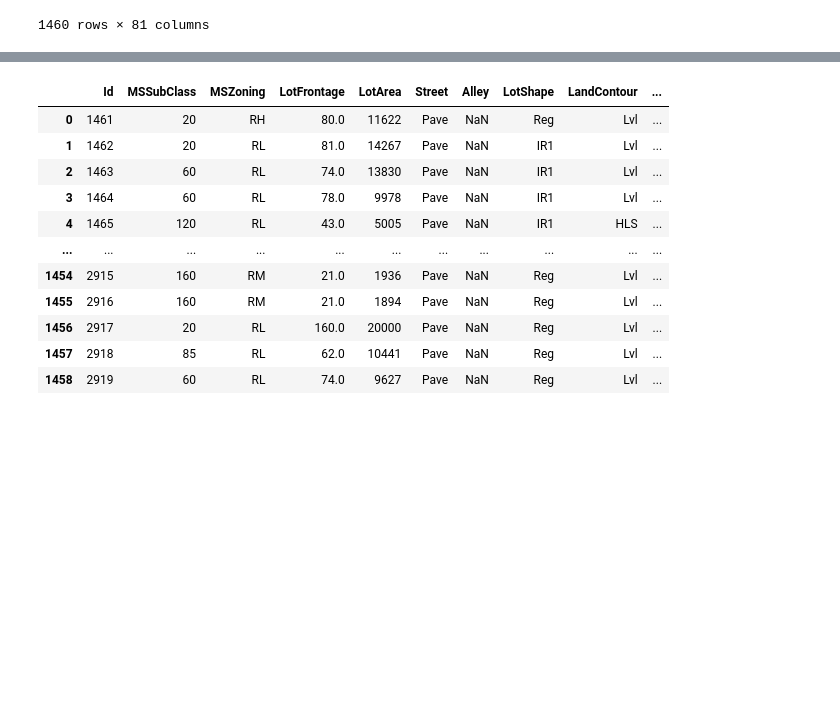
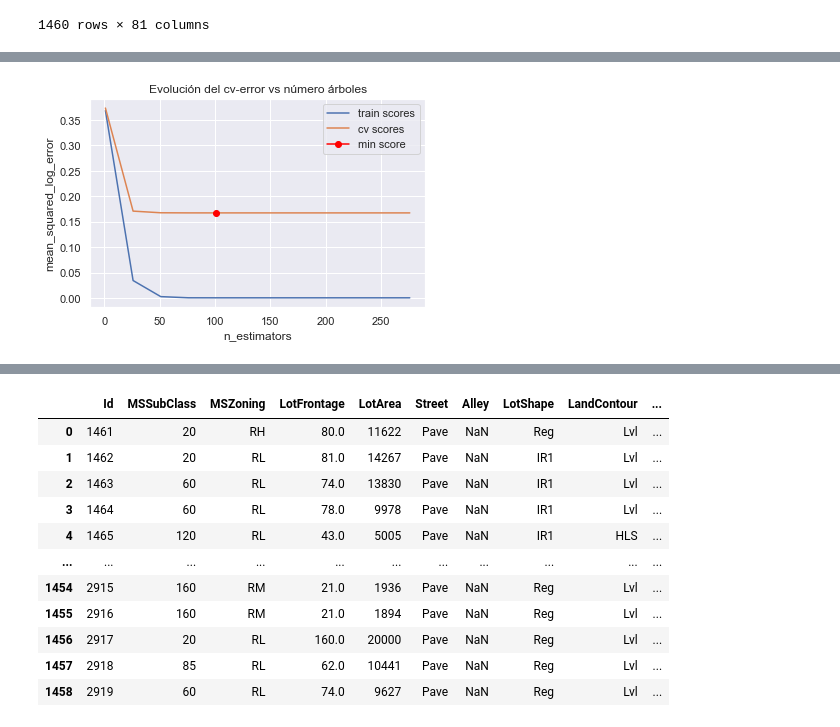
Before and after one commit to nachomohamed/Hackathon_Henry, a Jupyter notebook: Calculo_House.ipynb, the cells around one changed output, grey strips where cells are left out. Drawn from its saved outputs; the diff is of its cells as text; code cells hidden in the pictures; blank space fills up the shorter version.

```diff
--- a/Calculo_House.ipynb
+++ b/Calculo_House.ipynb
@@ -181,0 +200,20 @@ round(mean_squared_log_error(Y_val, reg.predict(X_val)),3)
+# %%
+# Lista de paremetros en orden de sus modelos correspondientes
+params=[{'fit_intercept':(True,False)},
+             {'n_estimators':[100,300,200],
+             'max_depth':[6,10,15]},
+             {'alpha': [0.1,300,10,500,1000,200]},
+    {'kernel':('linear', 'poly'),
+             'C':[100,200,400],
+             'epsilon':[10,100],
+     'gamma':('scale', 'auto')},
+     {"n_estimators":[100,300,500],
+     "learning_rate":[0.05,0.1,0.5]}]
+
+LR = LinearRegression(copy_X=True)
+SaVR = SVR()
+RFR = RandomForestRegressor(random_state=False)
+RM = Ridge(random_state=False)
+gdb = GradientBoostingRegressor()
+
+models=[LR,RFR,RM,SaVR,gdb]
@@ -181,0 +271,63 @@ round(mean_squared_log_error(Y_val, reg.predict(X_val)),3)
+# %%
+from sklearn.model_selection import cross_val_score
+from sklearn.model_selection import cross_validate
+# Validación empleando k-cross-validation y neg_root_mean_squared_error
+# ==============================================================================
+train_scores = []
+cv_scores    = []
+
+# Valores evaluados
+estimator_range = range(1, 300, 25)
+
+# Bucle para entrenar un modelo con cada valor de n_estimators y extraer su error
+# de entrenamiento y de k-cross-validation.
+for n_estimators in estimator_range:
+
+        # Creamos el modelo con los valores de cada iteracion
+        print("estimador: ",n_estimators)
+        modelo = GradientBoostingRegressor(
+                        n_estimators = n_estimators,
+                        loss         = 'squared_error',
+                        max_features = 'auto',
+                        max_depth    = 30,
+                        min_samples_split = 6,
+                        random_state = 0
+                )
+
+        # Hacemos la validacion cruzada
+        scores =  cross_validate(
+                        estimator = modelo,
+                        X         = X,
+                        y         = Y,
+                        scoring   =('neg_mean_squared_log_error'),
+                        cv        = 5
+                )
+
+        # Se agregan los scores de cross_val_score() y se pasa a positivo
+        cv_scores.append(math.sqrt(-1*scores["test_score"].mean()))
+        print("RMSLE de la validacion cruzada: ",math.sqrt(-1*scores["test_score"].mean()))
+
+        # Entrenamos el modelo y generamos la prediccion, para despues calcular el RMSLE de la prediccion
+        modelo.fit(X, Y)
+        predicciones = modelo.predict(X = X)
+        rmse = mean_squared_log_error(
+                y_true  = Y,
+                y_pred  = predicciones,
+                squared = False
+                )
+        train_scores.append(rmse)
+        print("RMSLE de la predict: ",rmse)
+
+
+# Gráfico con la evolución de los errores
+fig, ax = plt.subplots(figsize=(6, 3.84))
+ax.plot(estimator_range, train_scores, label="train scores")
+ax.plot(estimator_range, cv_scores, label="cv scores")
+ax.plot(estimator_range[np.argmin(cv_scores)], min(cv_scores),
+        marker='o', color = "red", label="min score")
+ax.set_ylabel("mean_squared_log_error")
+ax.set_xlabel("n_estimators")
+ax.set_title("Evolución del cv-error vs número árboles")
+plt.legend();
+print(f"Valor óptimo de n_estimators: {estimator_range[np.argmin(cv_scores)]}")
+# %% [output]
@@ -181,0 +351 @@ round(mean_squared_log_error(Y_val, reg.predict(X_val)),3)
+[figure, added]
```
Also changed, not shown: parts of 63 cells of this notebook, 1 other file.
